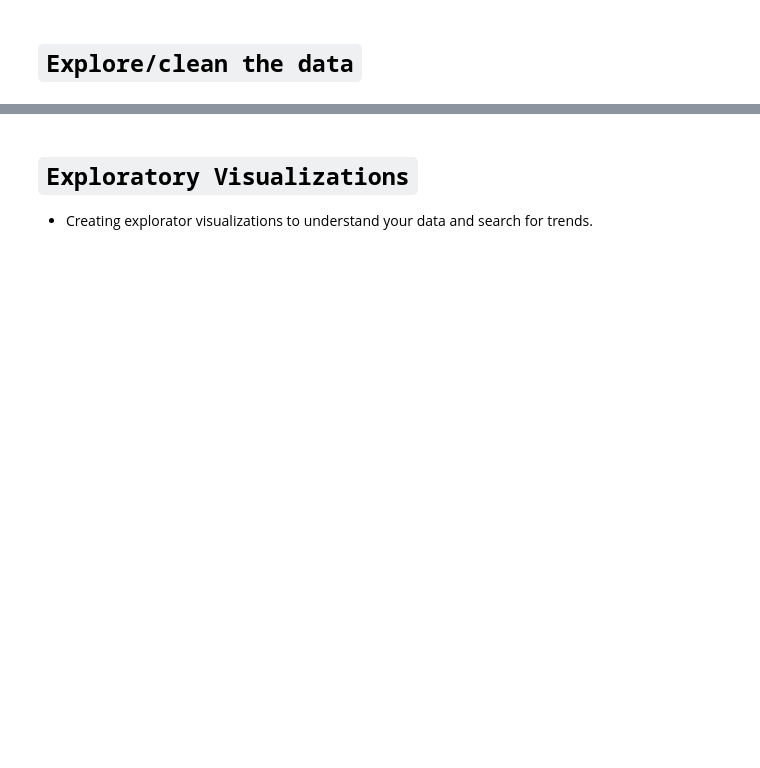
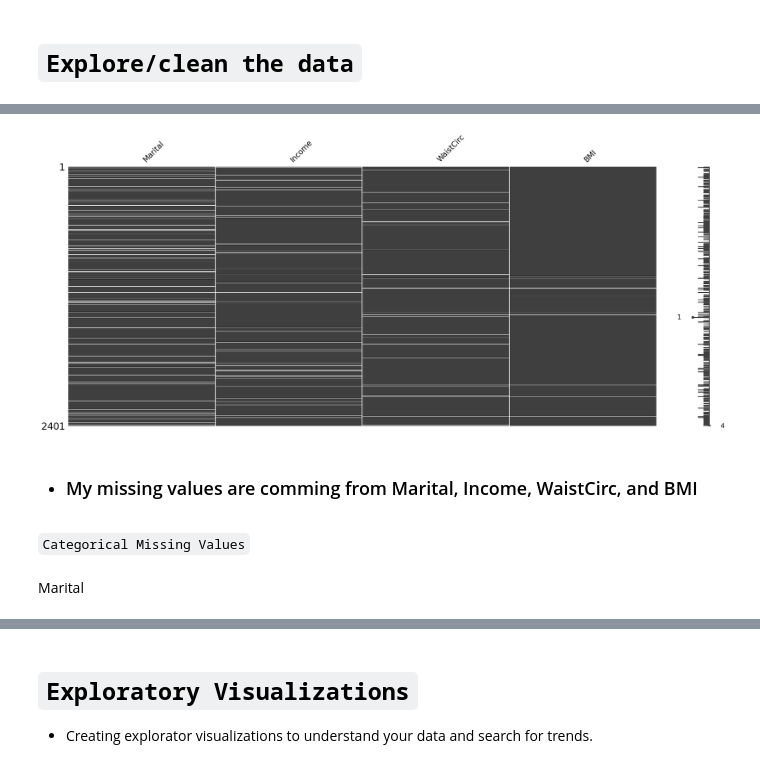
Before and after one commit to VALDE021/Metabolic-Syndrome-Prediction-IMLP, a Jupyter notebook: Project 5 Part 1-EricNV.ipynb, the cells around one changed output, grey strips where cells are left out. Cells and saved outputs as stored; diff of their text form; code cells hidden in the pictures; blank space fills up the shorter version.

```diff
--- a/Project 5 Part 1-EricNV.ipynb
+++ b/Project 5 Part 1-EricNV.ipynb
@@ -44,2 +194,5 @@ MetabolicSyndrome	               Presence or not of at least three of the five m
 # %% [markdown]
 # <u>Load Data:
+# %%
+df = pd.read_csv('Data/Metabolic  Syndrome.csv')
+df.head()
@@ -47,0 +270,3 @@ MetabolicSyndrome	               Presence or not of at least three of the five m
+# %%
+df = df.set_index('seqn')
+df.head(3)
@@ -47,0 +303,11 @@ MetabolicSyndrome	               Presence or not of at least three of the five m
+# %%
+# looking at individulal missing sections
+missingno.matrix(df[['Marital','Income','WaistCirc','BMI']]);
+# %% [output]
+[figure, added]
+# %% [markdown]
+* ### My missing values are comming from Marital, Income, WaistCirc, and BMI
+# %% [markdown]
+`Categorical Missing Values`
+# %% [markdown]
+Marital
```
Also changed, not shown: parts of 74 cells of this notebook.
